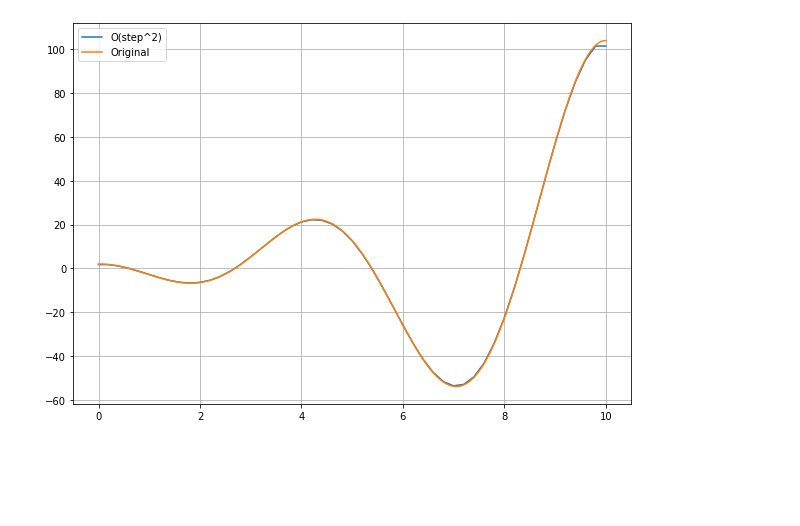
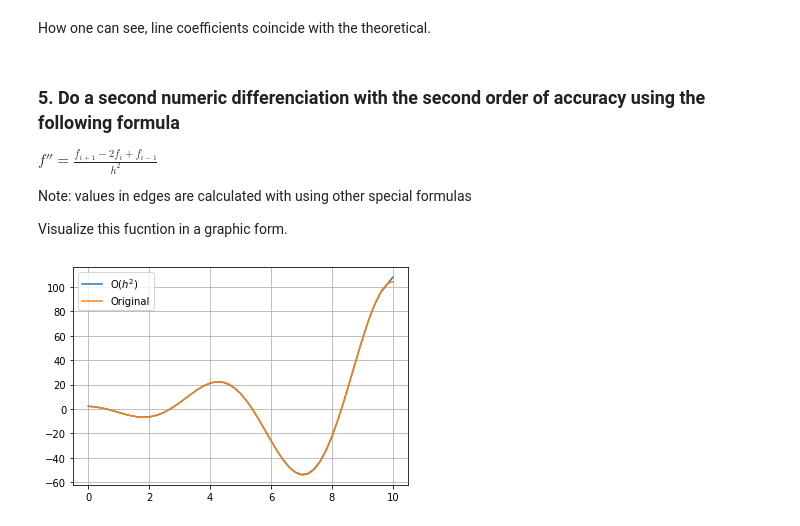
Before and after one commit to ober-man/Computational_mathematics, a Jupyter notebook: lab1.ipynb, the cells around one changed output. Saved outputs shown, nothing was run; the diff lists cells and outputs as text; code cells hidden in the pictures; blank space fills up the shorter version.

```diff
--- a/lab1.ipynb
+++ b/lab1.ipynb
@@ -86,19 +172,28 @@ accur_first_2 = []
+# %% [markdown]
+How one can see, line coefficients coincide with the theoretical.
+# %% [markdown]
+### 5. Do a second numeric differenciation with the second order of accuracy using the following formula
+$ f'' = \frac{f_{i+1} - 2f_{i} + f_{i-1}}{h^2} $
+
+Note: values in edges are calculated with using other special formulas
+
+Visualize this fucntion in a graphic form.
 # %%
 # numerical differentiation
 second_der_2 = []
 
 # second derivative with accuracy = O(step^2)
-second_der_2.append((grid_func[0] - 2*grid_func[1] + grid_func[2])/step/step) # 0 elem
+second_der_2.append((2*grid_func[0] - 5*grid_func[1] + 4*grid_func[2] - grid_func[3])/step/step) # 0 elem
 for i in range(1, points_num):
     second_der_2.append((grid_func[i+1] - 2*grid_func[i] + grid_func[i-1])/step/step)
 last = points_num
-second_der_2.append((grid_func[last] - 2*grid_func[last-1] + grid_func[last-2])/step/step) # last elem
+second_der_2.append((2*grid_func[last] - 5*grid_func[last-1] + 4*grid_func[last-2] - grid_func[last-3])/step/step) # last elem
 
 # make graphics
-plt.plot(x_value, second_der_2, label = "O(step^2)")
+plt.plot(x_value, second_der_2, label = "O($h^2$)")
 plt.plot(x, second_der(x), label = "Original")
 plt.legend()
 plt.grid()
 plt.show()
 # %% [output]
-[figure, old version]
+[figure, new version]
```
Also changed, not shown: parts of 12 cells of this notebook.
